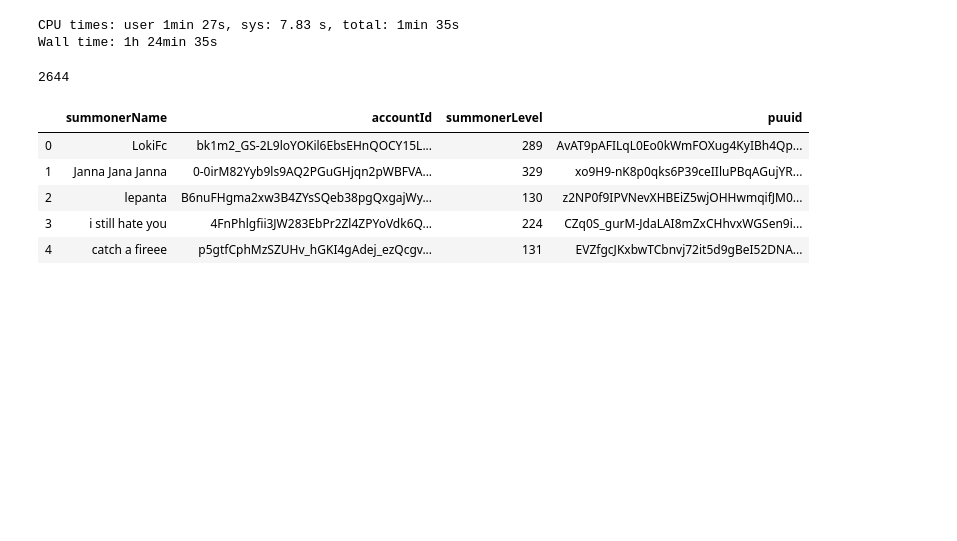
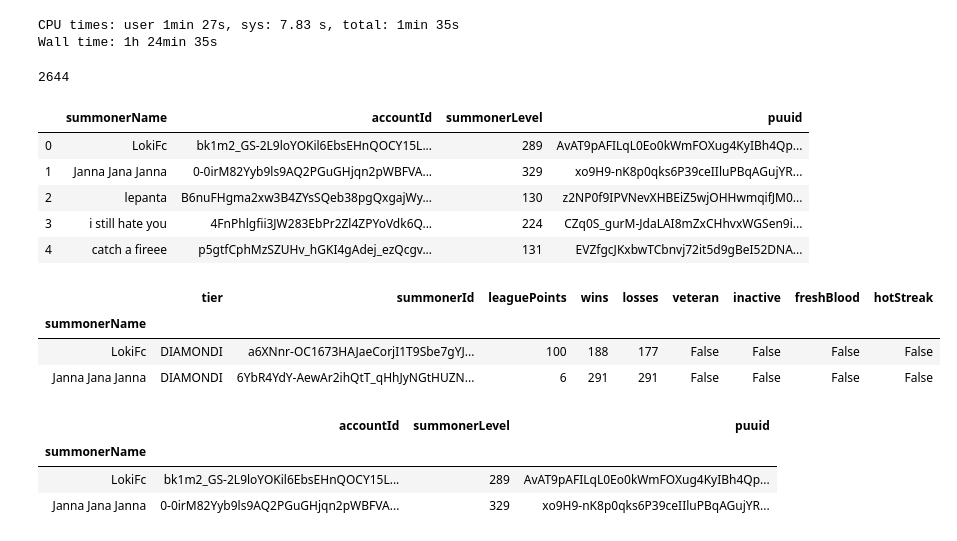
Before and after one commit to rcs8/PredictLolWins, a Jupyter notebook: Crawler Data.ipynb, the cells around one changed output. Cells and saved outputs as stored; diff of their text form; code cells hidden in the pictures; blank space fills up the shorter version.

```diff
--- a/Crawler Data.ipynb
+++ b/Crawler Data.ipynb
@@ -169,0 +164,14 @@ df_summoner = pd.read_csv("summonerInfosPlus.csv")
+# %%
+df.head(2)
+# %% [output]
+|  | tier | summonerId | leaguePoints | wins | losses | veteran | inactive | freshBlood | hotStreak |
+| summonerName |  |  |  |  |  |  |  |  |  |
+| LokiFc | DIAMONDI | a6XNnr-OC1673HAJaeCorjI1T9Sbe7gYJ... | 100 | 188 | 177 | False | False | False | False |
+| Janna Jana Janna | DIAMONDI | 6YbR4YdY-AewAr2ihQtT_qHhJyNGtHUZN... | 6 | 291 | 291 | False | False | False | False |
+# %%
+df_summoner.head(2)
+# %% [output]
+|  | accountId | summonerLevel | puuid |
+| summonerName |  |  |  |
+| LokiFc | bk1m2_GS-2L9loYOKil6EbsEHnQOCY15L... | 289 | AvAT9pAFILqL0Eo0kWmFOXug4KyIBh4Qp... |
+| Janna Jana Janna | 0-0irM82Yyb9ls9AQ2PGuGHjqn2pWBFVA... | 329 | xo9H9-nK8p0qks6P39ceIIluPBqAGujYR... |
```
Also changed, not shown: parts of 27 cells of this notebook, 3 other files.
